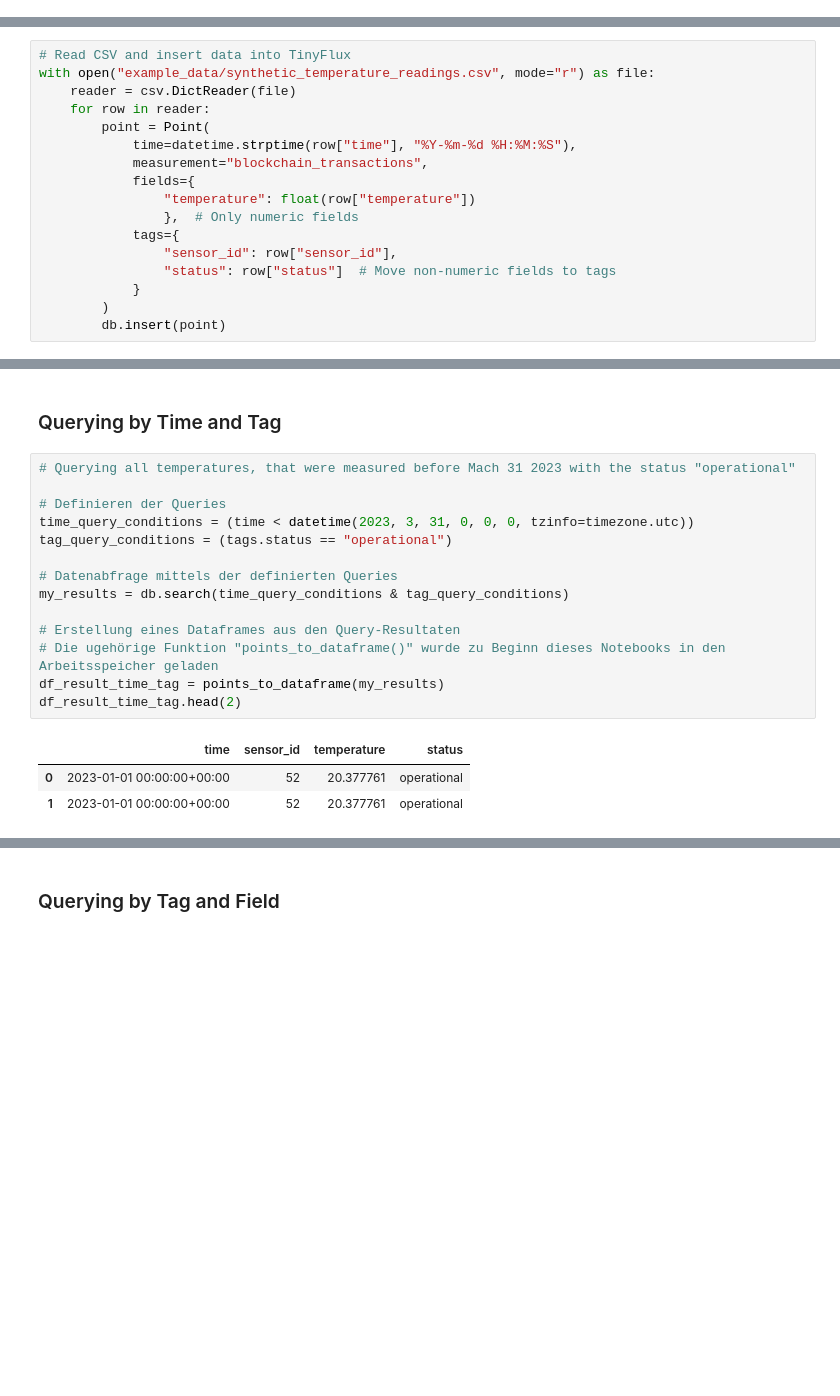
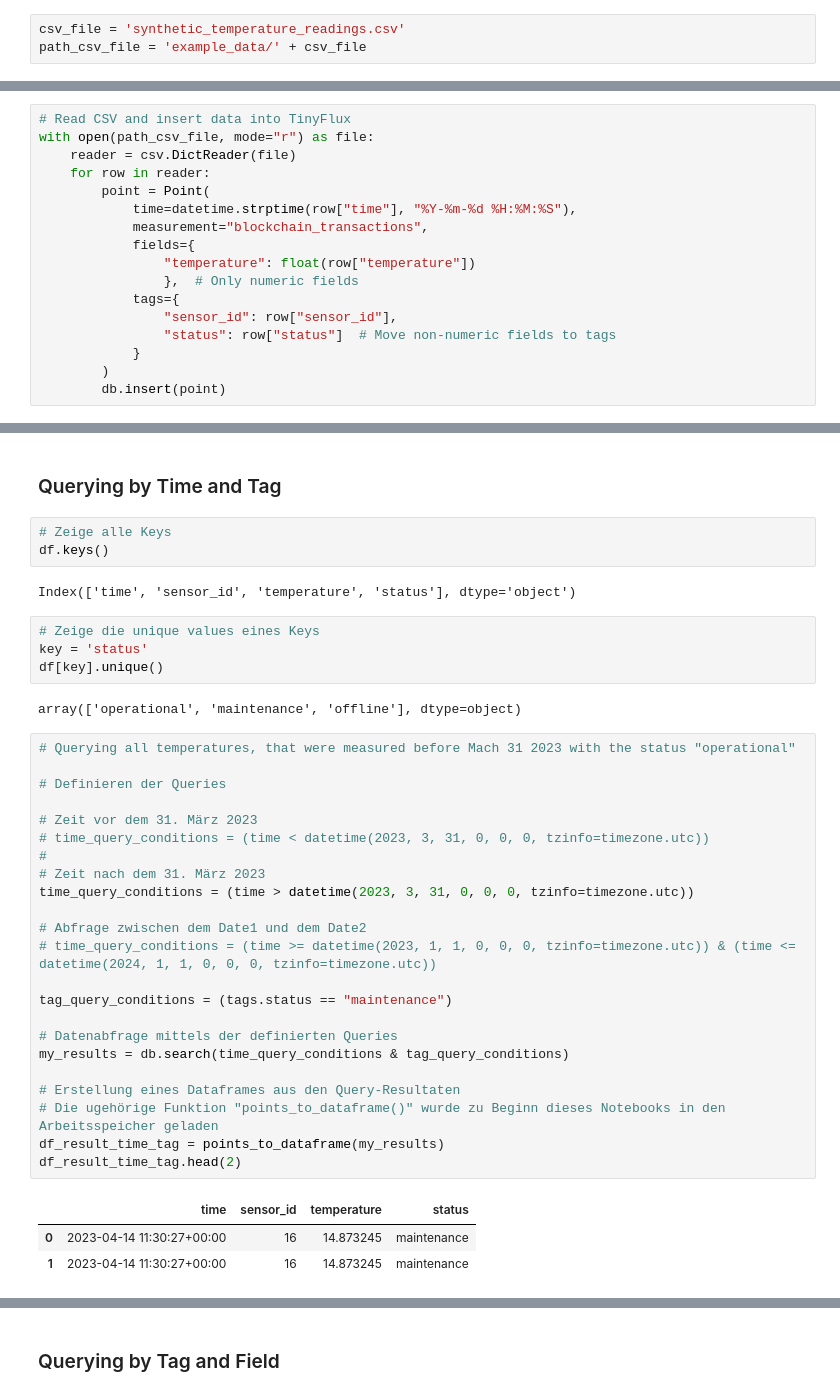
Before and after one commit to Lionidas-90/AP02_tinyflux, a Jupyter notebook: tinyflux_example_temperature_readings.ipynb, the cells around one changed output, grey strips where cells are left out. Saved outputs shown, nothing was run; the diff lists cells and outputs as text; blank space fills up the shorter version.

```diff
--- a/tinyflux_example_temperature_readings.ipynb
+++ b/tinyflux_example_temperature_readings.ipynb
@@ -47,5 +47,8 @@ def points_to_dataframe(points_list):
 db = TinyFlux("temperatures.db")
 # %% [markdown]
 ## Importing a CSV file and show first descriptive statistics
+# %%
+csv_file = 'synthetic_temperature_readings.csv'
+path_csv_file = 'example_data/' + csv_file
 # %%
 # CSV-Datei in Dataframe laden
@@ -103,7 +106,7 @@ df.describe(include='all')
 ## Writing a CSV file into Tinyflux
 # %%
 # Read CSV and insert data into TinyFlux
-with open("example_data/synthetic_temperature_readings.csv", mode="r") as file:
+with open(path_csv_file, mode="r") as file:
     reader = csv.DictReader(file)
     for row in reader:
         point = Point(
@@ -314,23 +371,43 @@ df_result_field.describe(include='all')
 # %% [markdown]
 ### Querying by Time and Tag
+# %%
+# Zeige alle Keys
+df.keys()
+# %% [output]
+Index(['time', 'sensor_id', 'temperature', 'status'], dtype='object')
+# %%
+# Zeige die unique values eines Keys
+key = 'status'
+df[key].unique()
+# %% [output]
+array(['operational', 'maintenance', 'offline'], dtype=object)
 # %%
 # Querying all temperatures, that were measured before Mach 31 2023 with the status "operational"
 
 # Definieren der Queries
-time_query_conditions = (time < datetime(2023, 3, 31, 0, 0, 0, tzinfo=timezone.utc))
-tag_query_conditions = (tags.status == "operational")
+
+# Zeit vor dem 31. März 2023
+# time_query_conditions = (time < datetime(2023, 3, 31, 0, 0, 0, tzinfo=timezone.utc))
+#
+# Zeit nach dem 31. März 2023
+time_query_conditions = (time > datetime(2023, 3, 31, 0, 0, 0, tzinfo=timezone.utc))
+
+# Abfrage zwischen dem Date1 und dem Date2
+# time_query_conditions = (time >= datetime(2023, 1, 1, 0, 0, 0, tzinfo=timezone.utc)) & (time <= datetime(2024, 1, 1, 0, 0, 0, tzinfo=timezone.utc))
+
+tag_query_conditions = (tags.status == "maintenance")
 
 # Datenabfrage mittels der definierten Queries
 my_results = db.search(time_query_conditions & tag_query_conditions)
 
 # Erstellung eines Dataframes aus den Query-Resultaten
 # Die ugehörige Funktion "points_to_dataframe()" wurde zu Beginn dieses Notebooks in den Arbeitsspeicher geladen
 df_result_time_tag = points_to_dataframe(my_results)
 df_result_time_tag.head(2)
 # %% [output]
 |  | time | sensor_id | temperature | status |
-| 0 | 2023-01-01 00:00:00+00:00 | 52 | 20.377761 | operational |
-| 1 | 2023-01-01 00:00:00+00:00 | 52 | 20.377761 | operational |
+| 0 | 2023-04-14 11:30:27+00:00 | 16 | 14.873245 | maintenance |
+| 1 | 2023-04-14 11:30:27+00:00 | 16 | 14.873245 | maintenance |
 # %%
 df_result_time_tag.describe(include='all')
 # %% [output]
```
Also changed, not shown: parts of 31 cells of this notebook, 7 other files.
